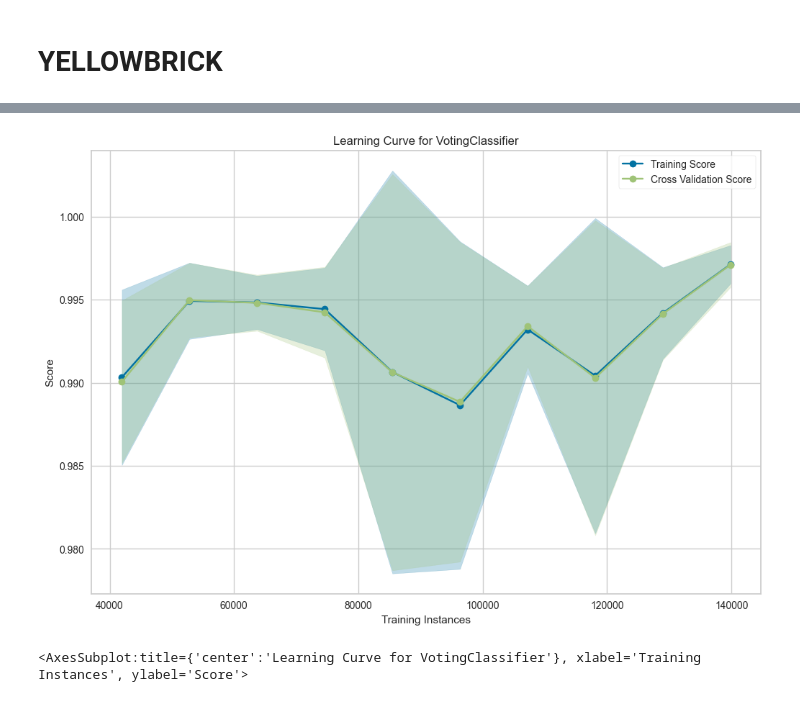
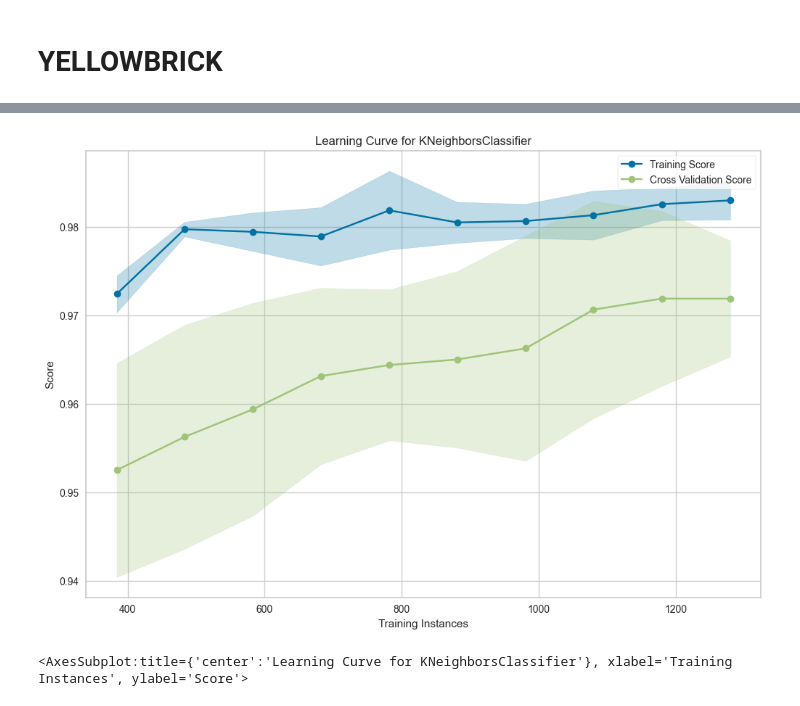
Before and after one commit to lisaburini/data-science, a Jupyter notebook: PythonProject/Classification/old/classification-few-data.ipynb, the cells around one changed output, grey strips where cells are left out. Cells and saved outputs as stored; diff of their text form; code cells hidden in the pictures.

```diff
--- a/PythonProject/Classification/old/classification-few-data.ipynb
+++ b/PythonProject/Classification/old/classification-few-data.ipynb
@@ -30,7 +30,7 @@ sns.set(font_scale=1.8)
 # Load the data
 pd.options.display.max_rows = 1000
 
-data = pd.read_csv(r'card_transdata_preprocessed.csv')
+data = pd.read_csv('/Users/Lisa/Documents/Visual_Studio_Code/data-science/PythonProject/Classification/card_transdata_preprocessed.csv')
 # data.head() # show only first rows
 
 display(data)
@@ -805,6 +799,0 @@ Text(0.5, 1.0, 'Correlation between models')
-# %%
-# Do model ensembling
-best_model = VotingClassifier(estimators=[('dt', gs_model[0]), ('rf', gs_model[1])],
-                              voting='soft', n_jobs=4)
-best_model.fit(x_train,y_train)
-print(accuracy_score(y_test,best_model.predict(x_test)))
@@ -832,7 +806,0 @@ visualizer.show()                       # Finalize and show the figure
-# %%
-plt.figure(figsize=(12,8))
-# Create the visualizer, fit, score, and show it
-viz = PrecisionRecallCurve(best_model)
-viz.fit(x_train, y_train)
-viz.score(x_test, y_test)
-viz.show()
@@ -842,15 +840,33 @@ viz.show()
 # %%
 # Create the learning curve visualizer
+
+'''
+classifiers = [
+    KNeighborsClassifier(), # n_neighbors=1 -> accuracy 100%, n_neighbors=100 -> accuracy 99%, n_neighbors=1000 -> accuracy 94%
+    LogisticRegression(random_state = rs),
+    DecisionTreeClassifier(random_state=rs), # max_depth=1 -> accuracy 84%, # max_depth=2 -> accuracy 92% max_depth=3 -> accuracy 97%
+    # SVC(probability=False, gamma='scale', random_state=rs), # SVC(probability=True) -> Accuracy: 0.93 	 ---> SVC
+    RandomForestClassifier(n_estimators = 10, random_state=rs), # max_depth=2 -> accuracty 0.96 max_depth=1 -> accuracty 0.94 max_depth=3 -> accuracty 0.97 max_depth=4 accuracty 0.99 max_depth=5 accuracty 1.0
+    LinearSVC(random_state=rs), # works better for large training set
+    SGDClassifier(random_state=rs),
+    LinearDiscriminantAnalysis()
+]
+'''
+cv = StratifiedKFold(n_splits=5)
+sizes = np.linspace(0.3, 1.0, 10)
+
+model = KNeighborsClassifier().fit(x_train, y_train)
+
 cv = StratifiedKFold(n_splits=5)
 sizes = np.linspace(0.3, 1.0, 10)
 
 plt.figure(figsize=(12,8))
 visualizer = LearningCurve(
-    best_model, cv=cv, scoring='f1_weighted', train_sizes=sizes, n_jobs=4
+    model, cv=cv, scoring='f1_weighted', train_sizes=sizes, n_jobs=4
 )
 
-visualizer.fit(x, y)        # Fit the data to the visualizer
+visualizer.fit(x_train, y_train)        # Fit the data to the visualizer
 visualizer.show()           # Finalize and render the figure
 # %% [output]
-[figure, old version]
+[figure, new version]
-<AxesSubplot:title={'center':'Learning Curve for VotingClassifier'}, xlabel='Training Instances', ylabel='Score'>
+<AxesSubplot:title={'center':'Learning Curve for KNeighborsClassifier'}, xlabel='Training Instances', ylabel='Score'>
```
Also changed, not shown: parts of 21 cells of this notebook, 5 other files.
